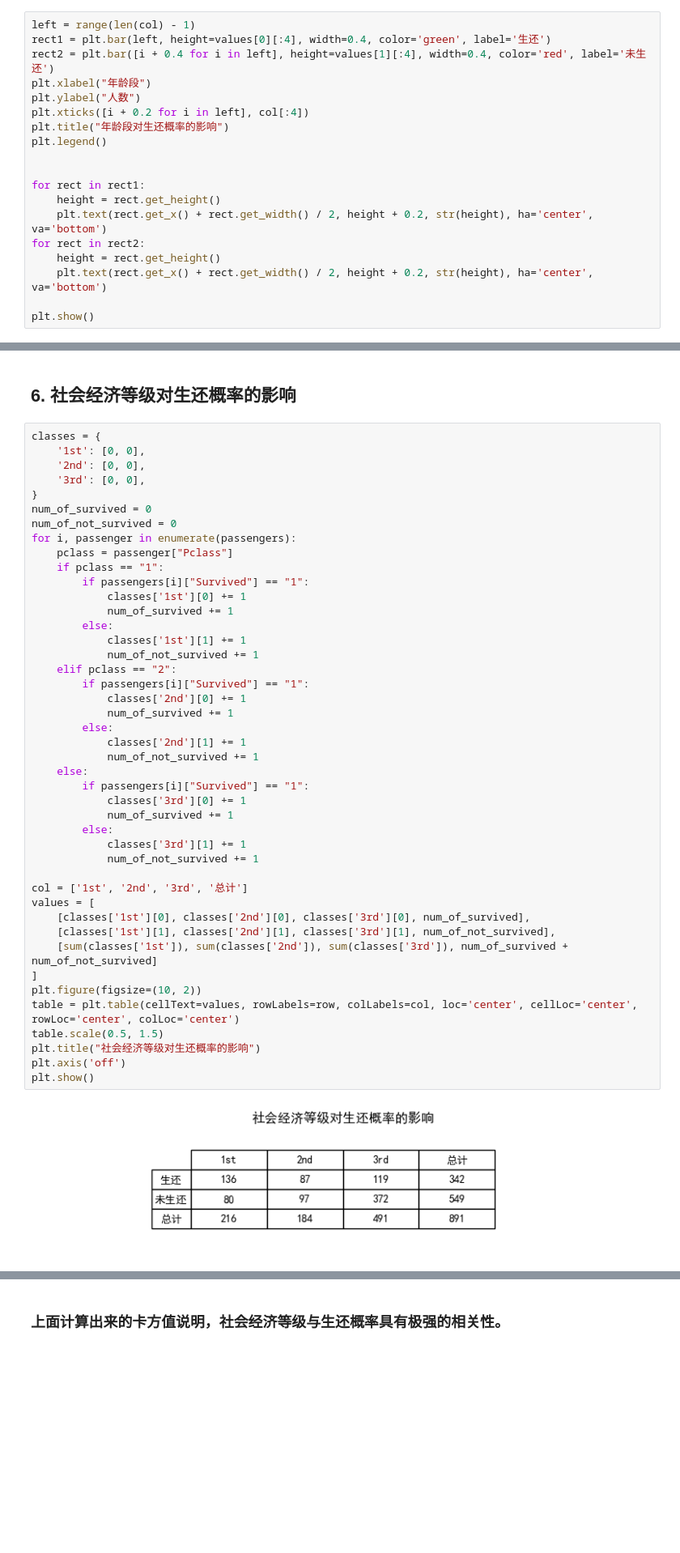
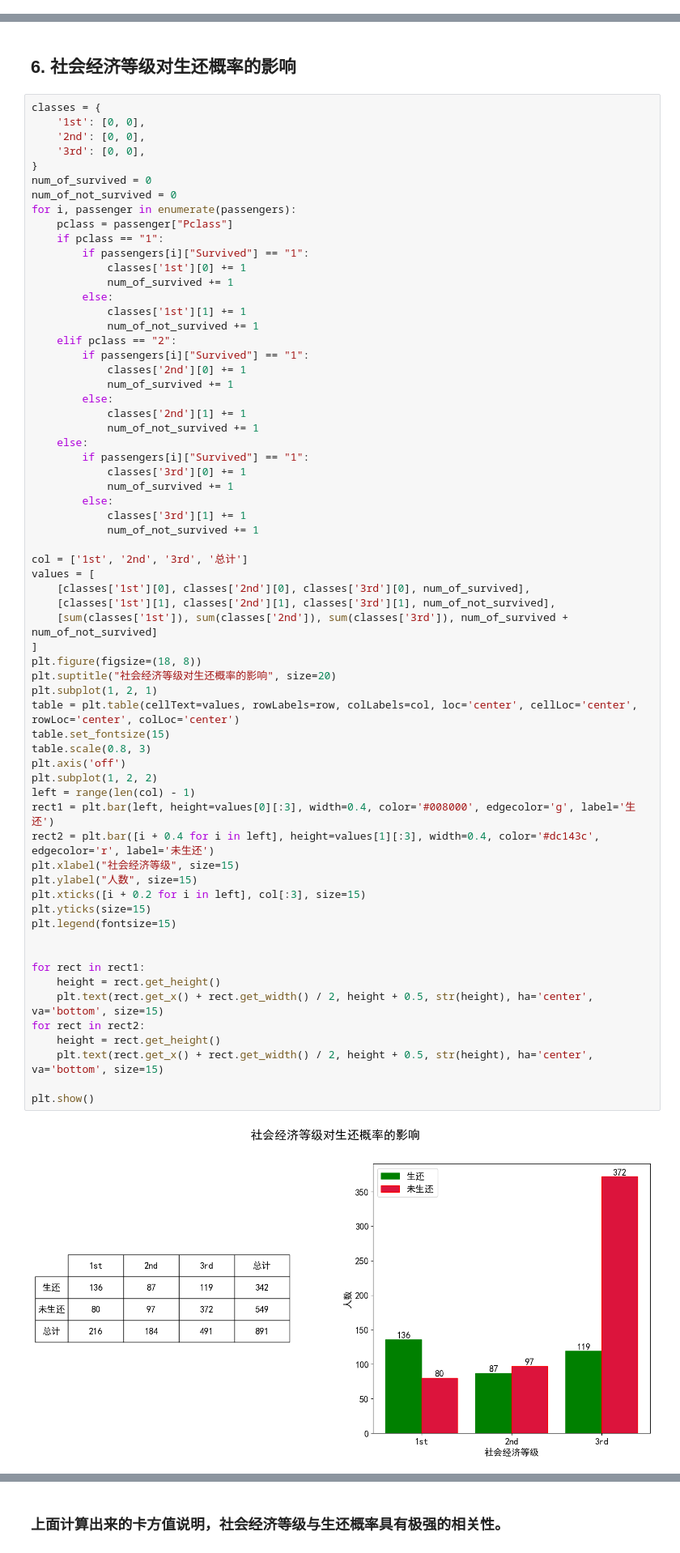
Before and after one commit to IgnorantCopy/Python_exercise, a Jupyter notebook: AI_intro/lab1/data_analysis.ipynb, the cells around one changed output, grey strips where cells are left out. Shown at 81% size. Saved outputs shown, nothing was run; the diff lists cells and outputs as text; blank space fills up the shorter version.

```diff
--- a/AI_intro/lab1/data_analysis.ipynb
+++ b/AI_intro/lab1/data_analysis.ipynb
@@ -280,22 +301,3 @@ print(f'卡方值: {k}')
 卡方值: 19.60971198874436
 # %% [markdown]
 ### 上面计算出来的卡方值说明，年龄与生还概率具有强相关性。
-# %%
-left = range(len(col) - 1)
-rect1 = plt.bar(left, height=values[0][:4], width=0.4, color='green', label='生还')
-rect2 = plt.bar([i + 0.4 for i in left], height=values[1][:4], width=0.4, color='red', label='未生还')
-plt.xlabel("年龄段")
-plt.ylabel("人数")
-plt.xticks([i + 0.2 for i in left], col[:4])
-plt.title("年龄段对生还概率的影响")
-plt.legend()
-
-
-for rect in rect1:
-    height = rect.get_height()
-    plt.text(rect.get_x() + rect.get_width() / 2, height + 0.2, str(height), ha='center', va='bottom')
-for rect in rect2:
-    height = rect.get_height()
-    plt.text(rect.get_x() + rect.get_width() / 2, height + 0.2, str(height), ha='center', va='bottom')
-
-plt.show()
@@ -318,37 +318,57 @@ for i, passenger in enumerate(passengers):
             classes['1st'][0] += 1
             num_of_survived += 1
         else:
             classes['1st'][1] += 1
             num_of_not_survived += 1
     elif pclass == "2":
         if passengers[i]["Survived"] == "1":
             classes['2nd'][0] += 1
             num_of_survived += 1
         else:
             classes['2nd'][1] += 1
             num_of_not_survived += 1
     else:
         if passengers[i]["Survived"] == "1":
             classes['3rd'][0] += 1
             num_of_survived += 1
         else:
             classes['3rd'][1] += 1
             num_of_not_survived += 1
 
 col = ['1st', '2nd', '3rd', '总计']
 values = [
     [classes['1st'][0], classes['2nd'][0], classes['3rd'][0], num_of_survived],
     [classes['1st'][1], classes['2nd'][1], classes['3rd'][1], num_of_not_survived],
     [sum(classes['1st']), sum(classes['2nd']), sum(classes['3rd']), num_of_survived + num_of_not_survived]
 ]
-plt.figure(figsize=(10, 2))
+plt.figure(figsize=(18, 8))
+plt.suptitle("社会经济等级对生还概率的影响", size=20)
+plt.subplot(1, 2, 1)
 table = plt.table(cellText=values, rowLabels=row, colLabels=col, loc='center', cellLoc='center', rowLoc='center', colLoc='center')
-table.scale(0.5, 1.5)
-plt.title("社会经济等级对生还概率的影响")
+table.set_fontsize(15)
+table.scale(0.8, 3)
 plt.axis('off')
+plt.subplot(1, 2, 2)
+left = range(len(col) - 1)
+rect1 = plt.bar(left, height=values[0][:3], width=0.4, color='#008000', edgecolor='g', label='生还')
+rect2 = plt.bar([i + 0.4 for i in left], height=values[1][:3], width=0.4, color='#dc143c', edgecolor='r', label='未生还')
+plt.xlabel("社会经济等级", size=15)
+plt.ylabel("人数", size=15)
+plt.xticks([i + 0.2 for i in left], col[:3], size=15)
+plt.yticks(size=15)
+plt.legend(fontsize=15)
+
+
+for rect in rect1:
+    height = rect.get_height()
+    plt.text(rect.get_x() + rect.get_width() / 2, height + 0.5, str(height), ha='center', va='bottom', size=15)
+for rect in rect2:
+    height = rect.get_height()
+    plt.text(rect.get_x() + rect.get_width() / 2, height + 0.5, str(height), ha='center', va='bottom', size=15)
+
 plt.show()
 # %% [output]
-[figure, old version]
+[figure, new version]
 # %%
 k = 0
 for i, j in enumerate(col[:-1]):
```
Also changed, not shown: parts of 8 cells of this notebook.
